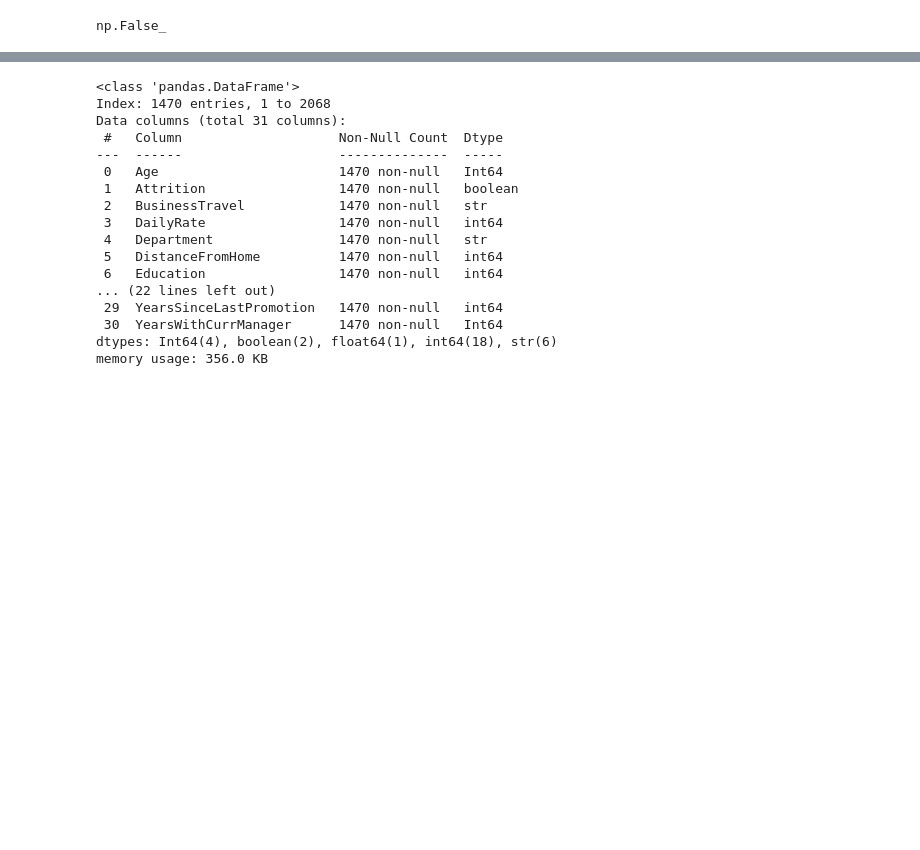
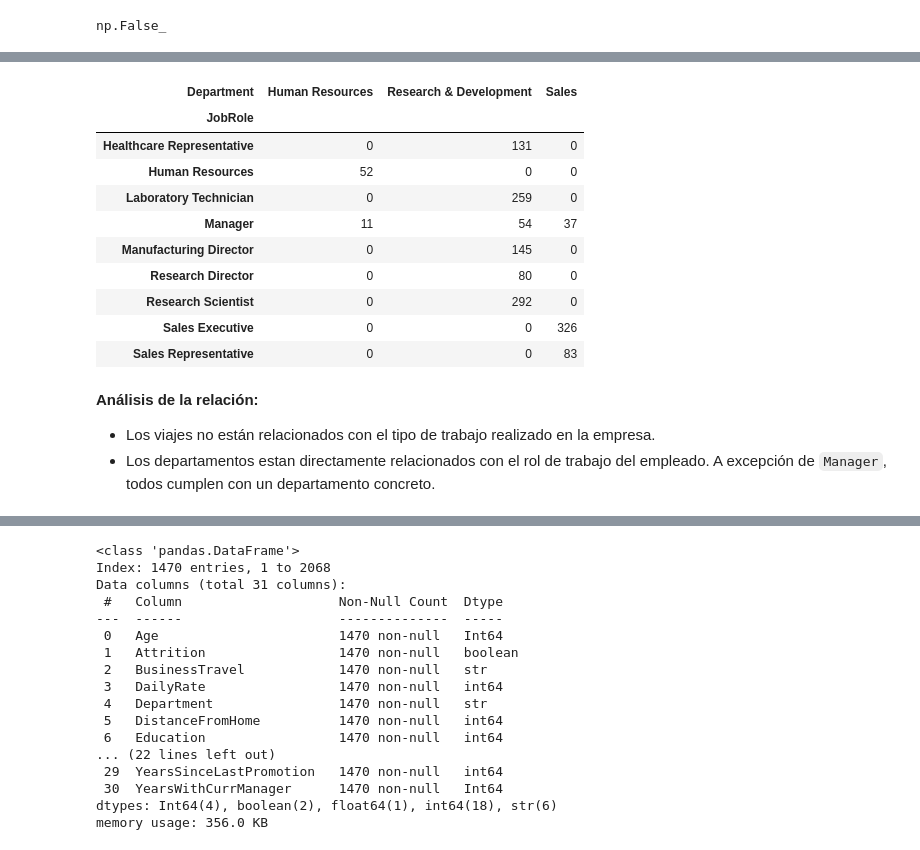
Before and after one commit to Adalab/project-da-promo-67-modulo-3-team-2, a Jupyter notebook: 01_EDA_transformacion_limpieza.ipynb, the cells around one changed output, grey strips where cells are left out. Saved outputs shown, nothing was run; the diff lists cells and outputs as text; code cells hidden in the pictures; blank space fills up the shorter version.

```diff
--- a/01_EDA_transformacion_limpieza.ipynb
+++ b/01_EDA_transformacion_limpieza.ipynb
@@ -586,0 +623,20 @@ np.False_
+# %%
+tabla_relacion2 = pd.crosstab(df_limpio['JobRole'], df_limpio['Department'])
+tabla_relacion2
+# %% [output]
+| Department | Human Resources | Research & Development | Sales |
+| JobRole |  |  |  |
+| Healthcare Representative | 0 | 131 | 0 |
+| Human Resources | 52 | 0 | 0 |
+| Laboratory Technician | 0 | 259 | 0 |
+| Manager | 11 | 54 | 37 |
+| Manufacturing Director | 0 | 145 | 0 |
+| Research Director | 0 | 80 | 0 |
+| Research Scientist | 0 | 292 | 0 |
+| Sales Executive | 0 | 0 | 326 |
+| Sales Representative | 0 | 0 | 83 |
+# %% [markdown]
+**Análisis de la relación:**
+
+* Los viajes no están relacionados con el tipo de trabajo realizado en la empresa.
+* Los departamentos estan directamente relacionados con el rol de trabajo del empleado. A excepción de `Manager`, todos cumplen con un departamento concreto.
```
Also changed, not shown: parts of 12 cells of this notebook.
